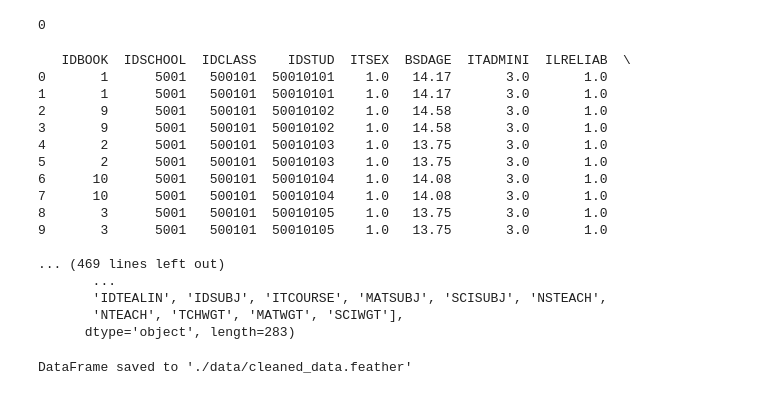
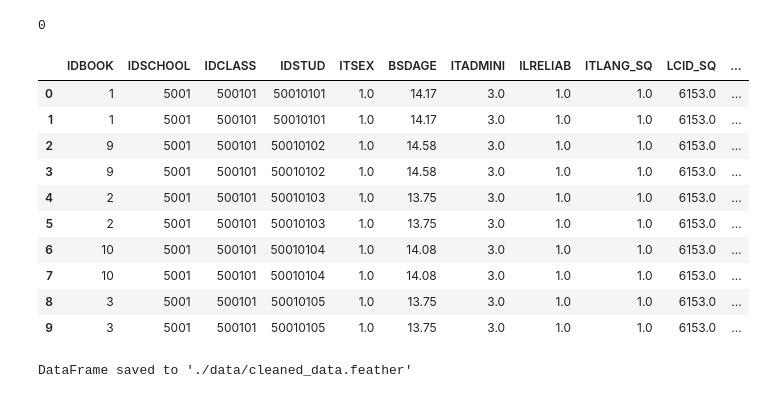
Before and after one commit to Mark6222/DataMining2Dashboard, a Jupyter notebook: T23_G8_-_01_-_Import.ipynb, the cells around one changed output. Cells and saved outputs as stored; diff of their text form; code cells hidden in the pictures.

```diff
--- a/T23_G8_-_01_-_Import.ipynb
+++ b/T23_G8_-_01_-_Import.ipynb
@@ -425,3 +425,6 @@ Index(['CTY', 'IDCNTRY', 'IDPOP', 'IDGRADER', 'IDGRADE', 'ITASSESS', 'IDBOOK',
        'BSMIBM03', 'BSMIBM04', 'BSMIBM05', 'BSSIBM01', 'BSSIBM02', 'BSSIBM03',
        'BSSIBM04', 'BSSIBM05', 'VERSION', 'SCOPE'],
       dtype='object', length=122)
+# %%
+merged_df = pd.merge(bsg_df, bst_df, on=['IDSTUD', 'IDCLASS', 'IDSCHOOL', 'CTY', 'IDCNTRY', 'IDGRADER', 'IDGRADE'], how='inner')
+merged_df.columns
@@ -429,7 +439,6 @@ Index(['CTY', 'IDCNTRY', 'IDPOP', 'IDGRADER', 'IDGRADE', 'ITASSESS', 'IDBOOK',
 
 
 # Merge the two DataFrames on the school ID
-merged_df = pd.merge(bsg_df, bst_df, on=['IDSTUD', 'IDCLASS', 'IDSCHOOL', 'CTY', 'IDCNTRY'], how='inner')
 
 # Drop Duplicate Columns
 columns_to_drop = [col for col in merged_df.columns if col.endswith('_y')]
@@ -549,36 +558,31 @@ merged_df.duplicated().sum()
 # %%
 import matplotlib.pyplot as plt
 
 # Drop duplicate rows
 merged_df = merged_df.drop_duplicates()
 
 # Drop columns with more than 50% NaN values
 threshold = len(merged_df) * 0.5
 merged_df = merged_df.dropna(thresh=threshold, axis=1)
 
 # Display the first 10 rows of the cleaned DataFrame
-print(merged_df.head(10))
+merged_df.head(10)
+# merged_df.info()
 
 # Display the columns of the cleaned DataFrame
-print(merged_df.columns)
+# print(merged_df.columns)
 # %% [output]
-   IDBOOK  IDSCHOOL  IDCLASS    IDSTUD  ITSEX  BSDAGE  ITADMINI  ILRELIAB  \
-0       1      5001   500101  50010101    1.0   14.17       3.0       1.0
-1       1      5001   500101  50010101    1.0   14.17       3.0       1.0
-2       9      5001   500101  50010102    1.0   14.58       3.0       1.0
-3       9      5001   500101  50010102    1.0   14.58       3.0       1.0
-4       2      5001   500101  50010103    1.0   13.75       3.0       1.0
-5       2      5001   500101  50010103    1.0   13.75       3.0       1.0
-6      10      5001   500101  50010104    1.0   14.08       3.0       1.0
-7      10      5001   500101  50010104    1.0   14.08       3.0       1.0
-8       3      5001   500101  50010105    1.0   13.75       3.0       1.0
-9       3      5001   500101  50010105    1.0   13.75       3.0       1.0
-
-... (469 lines left out)
-       ...
-       'IDTEALIN', 'IDSUBJ', 'ITCOURSE', 'MATSUBJ', 'SCISUBJ', 'NSTEACH',
-       'NTEACH', 'TCHWGT', 'MATWGT', 'SCIWGT'],
-      dtype='object', length=283)
+|  | IDBOOK | IDSCHOOL | IDCLASS | IDSTUD | ITSEX | BSDAGE | ITADMINI | ILRELIAB | ITLANG_SQ | LCID_SQ | ... |
+| 0 | 1 | 5001 | 500101 | 50010101 | 1.0 | 14.17 | 3.0 | 1.0 | 1.0 | 6153.0 | ... |
+| 1 | 1 | 5001 | 500101 | 50010101 | 1.0 | 14.17 | 3.0 | 1.0 | 1.0 | 6153.0 | ... |
+| 2 | 9 | 5001 | 500101 | 50010102 | 1.0 | 14.58 | 3.0 | 1.0 | 1.0 | 6153.0 | ... |
+| 3 | 9 | 5001 | 500101 | 50010102 | 1.0 | 14.58 | 3.0 | 1.0 | 1.0 | 6153.0 | ... |
+| 4 | 2 | 5001 | 500101 | 50010103 | 1.0 | 13.75 | 3.0 | 1.0 | 1.0 | 6153.0 | ... |
+| 5 | 2 | 5001 | 500101 | 50010103 | 1.0 | 13.75 | 3.0 | 1.0 | 1.0 | 6153.0 | ... |
+| 6 | 10 | 5001 | 500101 | 50010104 | 1.0 | 14.08 | 3.0 | 1.0 | 1.0 | 6153.0 | ... |
+| 7 | 10 | 5001 | 500101 | 50010104 | 1.0 | 14.08 | 3.0 | 1.0 | 1.0 | 6153.0 | ... |
+| 8 | 3 | 5001 | 500101 | 50010105 | 1.0 | 13.75 | 3.0 | 1.0 | 1.0 | 6153.0 | ... |
+| 9 | 3 | 5001 | 500101 | 50010105 | 1.0 | 13.75 | 3.0 | 1.0 | 1.0 | 6153.0 | ... |
 # %%
 import os, sys
 
```
Also changed, not shown: parts of 1 cell of this notebook, 4 other files.
